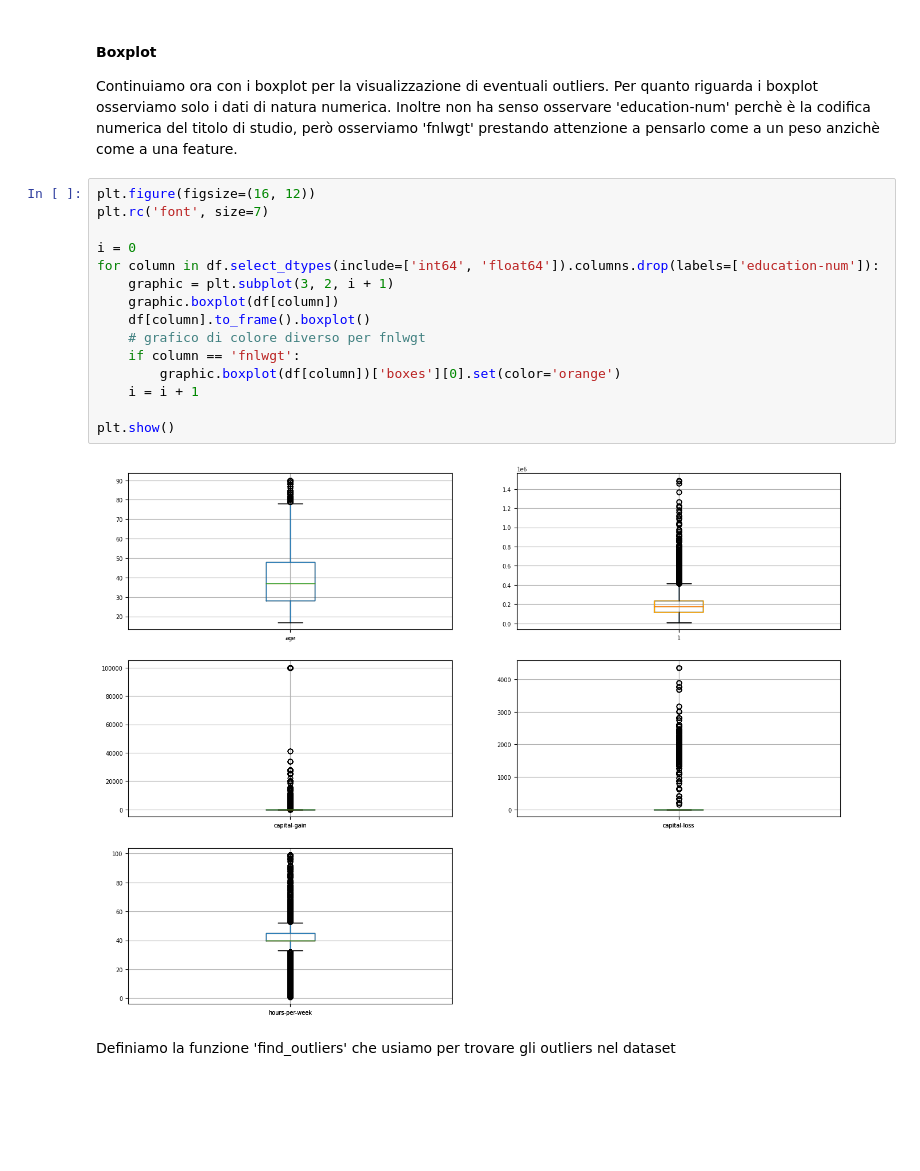
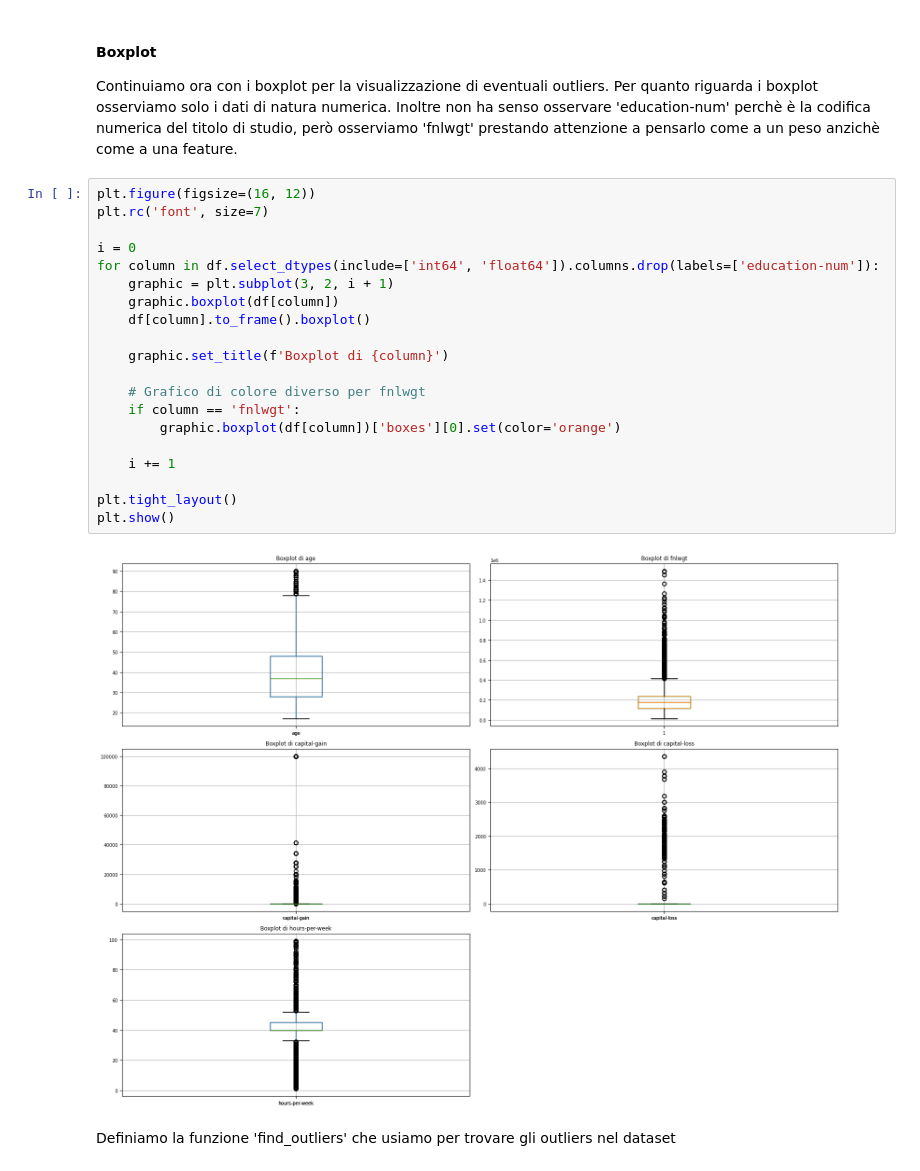
Before and after one commit to NicoSanse/ML_Project, a Jupyter notebook: Project.ipynb, the cells around one changed output. Cells and saved outputs as stored; diff of their text form; blank space fills up the shorter version.

```diff
--- a/Project.ipynb
+++ b/Project.ipynb
@@ -346,20 +347,25 @@ Continuiamo ora con i boxplot per la visualizzazione di eventuali outliers. Per
 # %%
 plt.figure(figsize=(16, 12))
 plt.rc('font', size=7)
 
 i = 0
 for column in df.select_dtypes(include=['int64', 'float64']).columns.drop(labels=['education-num']):
     graphic = plt.subplot(3, 2, i + 1)
     graphic.boxplot(df[column])
     df[column].to_frame().boxplot()
-    # grafico di colore diverso per fnlwgt
+
+    graphic.set_title(f'Boxplot di {column}')
+
+    # Grafico di colore diverso per fnlwgt
     if column == 'fnlwgt':
         graphic.boxplot(df[column])['boxes'][0].set(color='orange')
-    i = i + 1
 
+    i += 1
+
+plt.tight_layout()
 plt.show()
 # %% [output]
-[figure, old version]
+[figure, new version]
 # %% [markdown]
 Definiamo la funzione 'find_outliers' che usiamo per trovare gli outliers nel dataset
 # %%
```
Also changed, not shown: parts of 14 cells of this notebook.
